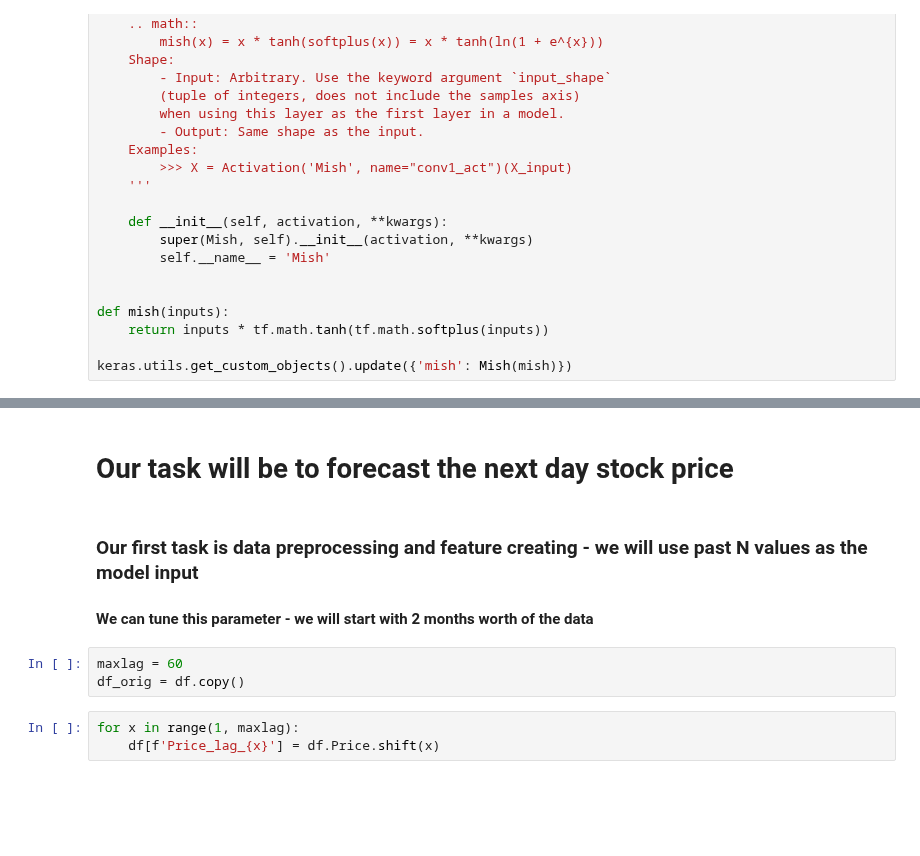
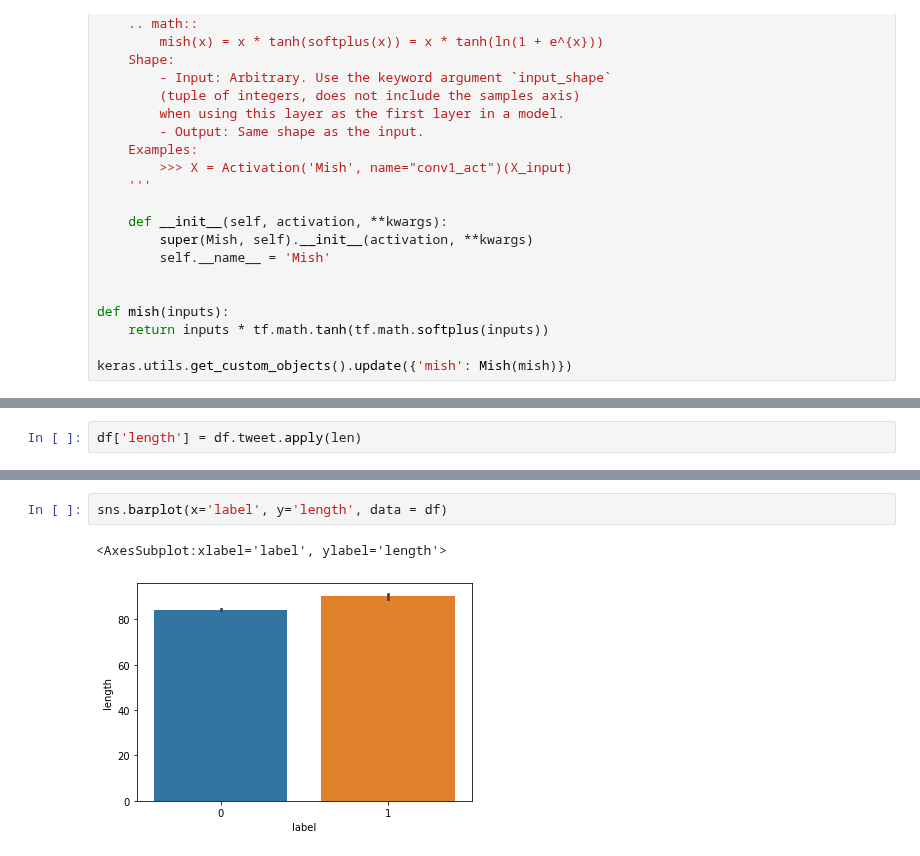
Before and after one commit to vojtechcima/2020-21-ARD, a Jupyter notebook: abd_07.ipynb, the cells around one changed output, grey strips where cells are left out. Drawn from its saved outputs; the diff is of its cells as text; blank space fills up the shorter version.

```diff
--- a/abd_07.ipynb
+++ b/abd_07.ipynb
@@ -81 +95,3 @@ def show_timeseries(df):
+# %%
+df['length'] = df.tweet.apply(len)
 # %% [markdown]
@@ -145,11 +99,5 @@ We will drop the 2020 for now.
-# %% [markdown]
-# Our task will be to forecast the next day stock price
-# %% [markdown]
-### Our first task is data preprocessing and feature creating - we will use past N values as the model input
-#### We can tune this parameter - we will start with 2 months worth of the data
-# %%
-maxlag = 60
-df_orig = df.copy()
-# %%
-for x in range(1, maxlag):
-    df[f'Price_lag_{x}'] = df.Price.shift(x)
+# %%
+sns.barplot(x='label', y='length', data = df)
+# %% [output]
+<AxesSubplot:xlabel='label', ylabel='length'>
+[figure, added]
```
Also changed, not shown: parts of 120 cells of this notebook.
